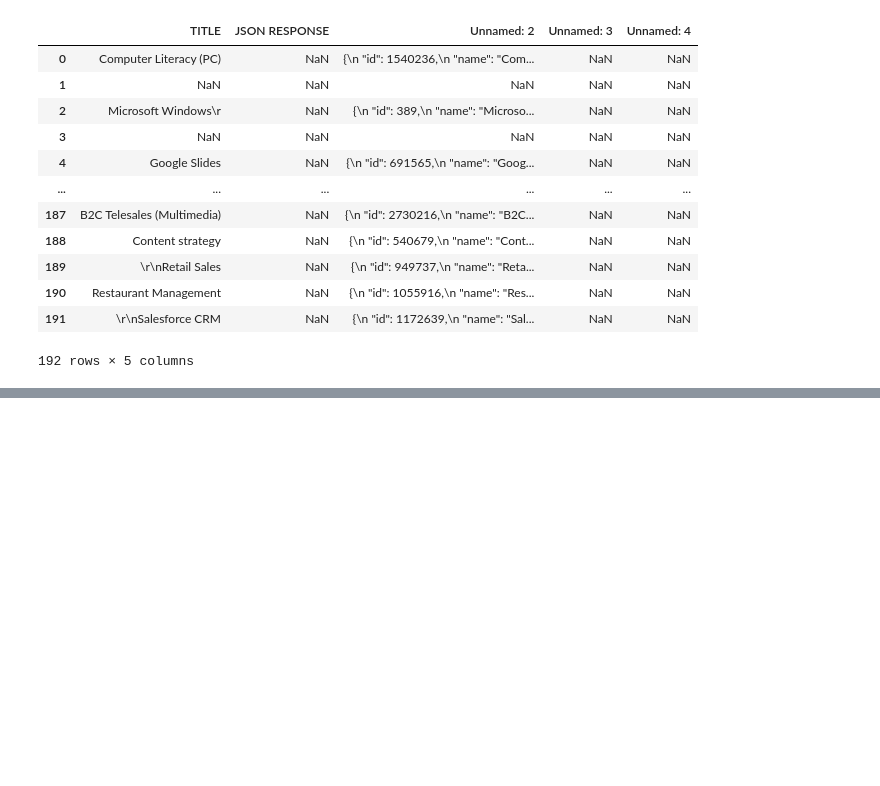
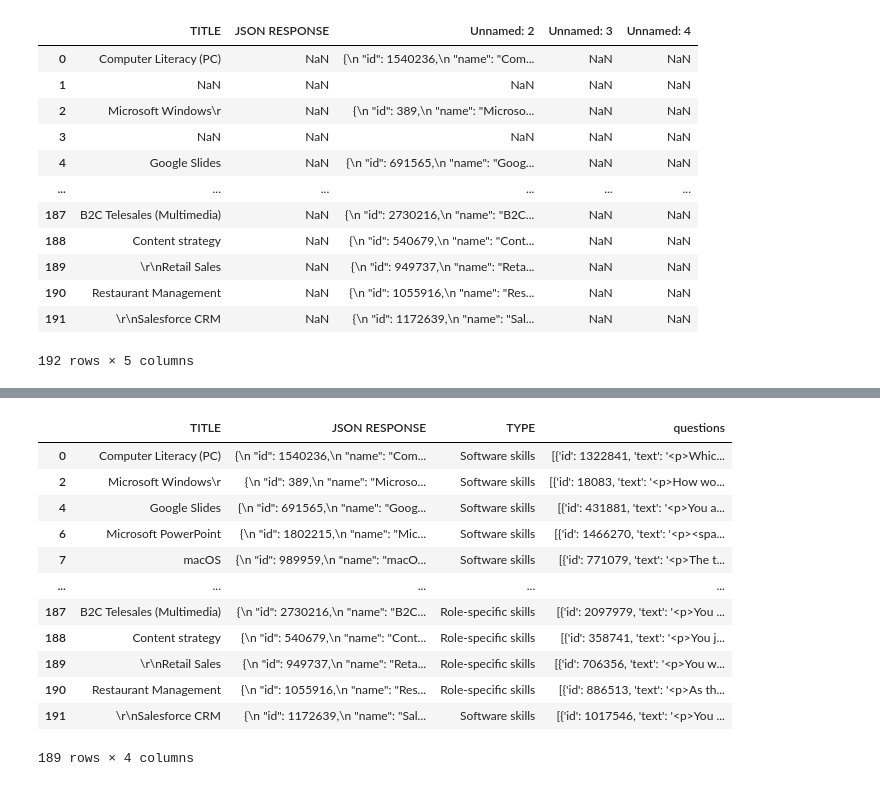
Before and after one commit to AshuutoshVish/Second_task, a Jupyter notebook: Task2.ipynb, the cells around one changed output, grey strips where cells are left out. Saved outputs shown, nothing was run; the diff lists cells and outputs as text; code cells hidden in the pictures; blank space fills up the shorter version.

```diff
--- a/Task2.ipynb
+++ b/Task2.ipynb
@@ -43,0 +85,4 @@ df.isnull().sum()
+# %%
+df['JSON RESPONSE'] = df[['data1', 'data2', 'data3']].apply(lambda row: ', '.join(row.dropna()), axis=1)
+df = df.drop(columns=['data1', 'data2', 'data3'])
+df
@@ -43,0 +103,9 @@ df.isnull().sum()
+# %%
+def is_valid_json(json_string):
+    try:
+        json.loads(json_string)
+        return True
+    except Exception as er:
+        print('The err is', er)
+        return False
+df = df[df['JSON RESPONSE'].apply(is_valid_json)]
@@ -43,0 +114,14 @@ df.isnull().sum()
+# %%
+def extract_type(json_string):
+    try:
+        json_data = json.loads(json_string)
+        if isinstance(json_data.get('type', None), list) and len(json_data['type']) > 0:
+            return json_data['type'][0].get('name', None)
+
+        else:
+            return None
+    except Exception as err:
+        print('The error is :', err)
+        return None
+df['TYPE'] = df['JSON RESPONSE'].apply(extract_type)
+df
@@ -43,0 +142,25 @@ df.isnull().sum()
+# %%
+def extract_questions(json_string):
+    try:
+        json_data = json.loads(json_string)
+        return json_data.get('preview_questions', None)
+
+    except Exception as err:
+        print('The error is:', err)
+        return None
+df['questions'] = df['JSON RESPONSE'].apply(extract_questions)
+df
+# %% [output]
+|  | TITLE | JSON RESPONSE | TYPE | questions |
+| 0 | Computer Literacy (PC) | {\n "id": 1540236,\n "name": "Com... | Software skills | [{'id': 1322841, 'text': '<p>Whic... |
+| 2 | Microsoft Windows\r | {\n "id": 389,\n "name": "Microso... | Software skills | [{'id': 18083, 'text': '<p>How wo... |
+| 4 | Google Slides | {\n "id": 691565,\n "name": "Goog... | Software skills | [{'id': 431881, 'text': '<p>You a... |
+| 6 | Microsoft PowerPoint | {\n "id": 1802215,\n "name": "Mic... | Software skills | [{'id': 1466270, 'text': '<p><spa... |
+| 7 | macOS | {\n "id": 989959,\n "name": "macO... | Software skills | [{'id': 771079, 'text': '<p>The t... |
+| ... | ... | ... | ... | ... |
+| 187 | B2C Telesales (Multimedia) | {\n "id": 2730216,\n "name": "B2C... | Role-specific skills | [{'id': 2097979, 'text': '<p>You ... |
+| 188 | Content strategy | {\n "id": 540679,\n "name": "Cont... | Role-specific skills | [{'id': 358741, 'text': '<p>You j... |
+| 189 | \r\nRetail Sales | {\n "id": 949737,\n "name": "Reta... | Role-specific skills | [{'id': 706356, 'text': '<p>You w... |
+| 190 | Restaurant Management | {\n "id": 1055916,\n "name": "Res... | Role-specific skills | [{'id': 886513, 'text': '<p>As th... |
+| 191 | \r\nSalesforce CRM | {\n "id": 1172639,\n "name": "Sal... | Software skills | [{'id': 1017546, 'text': '<p>You ... |
+189 rows × 4 columns
```
Also changed, not shown: parts of 21 cells of this notebook, 7 other files.
